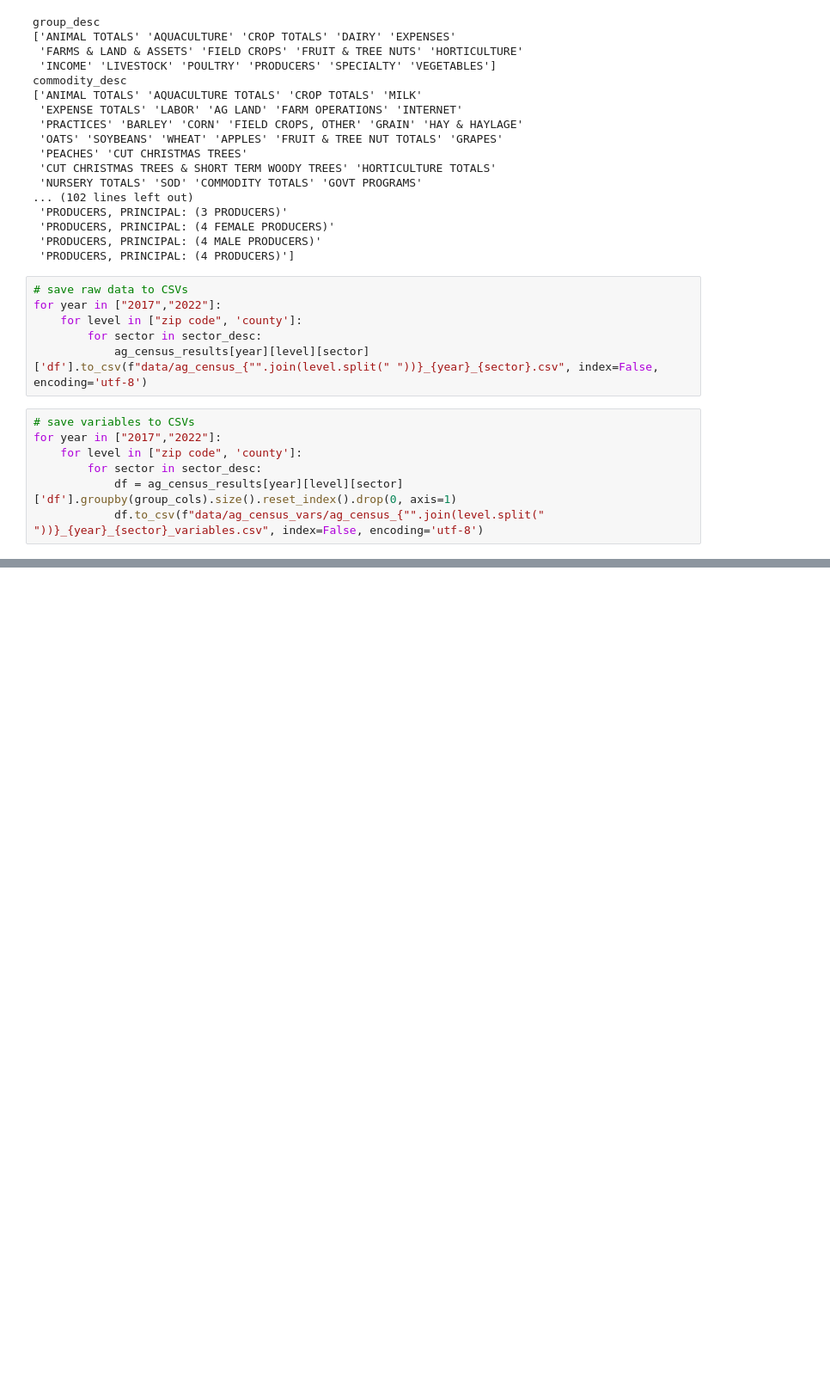
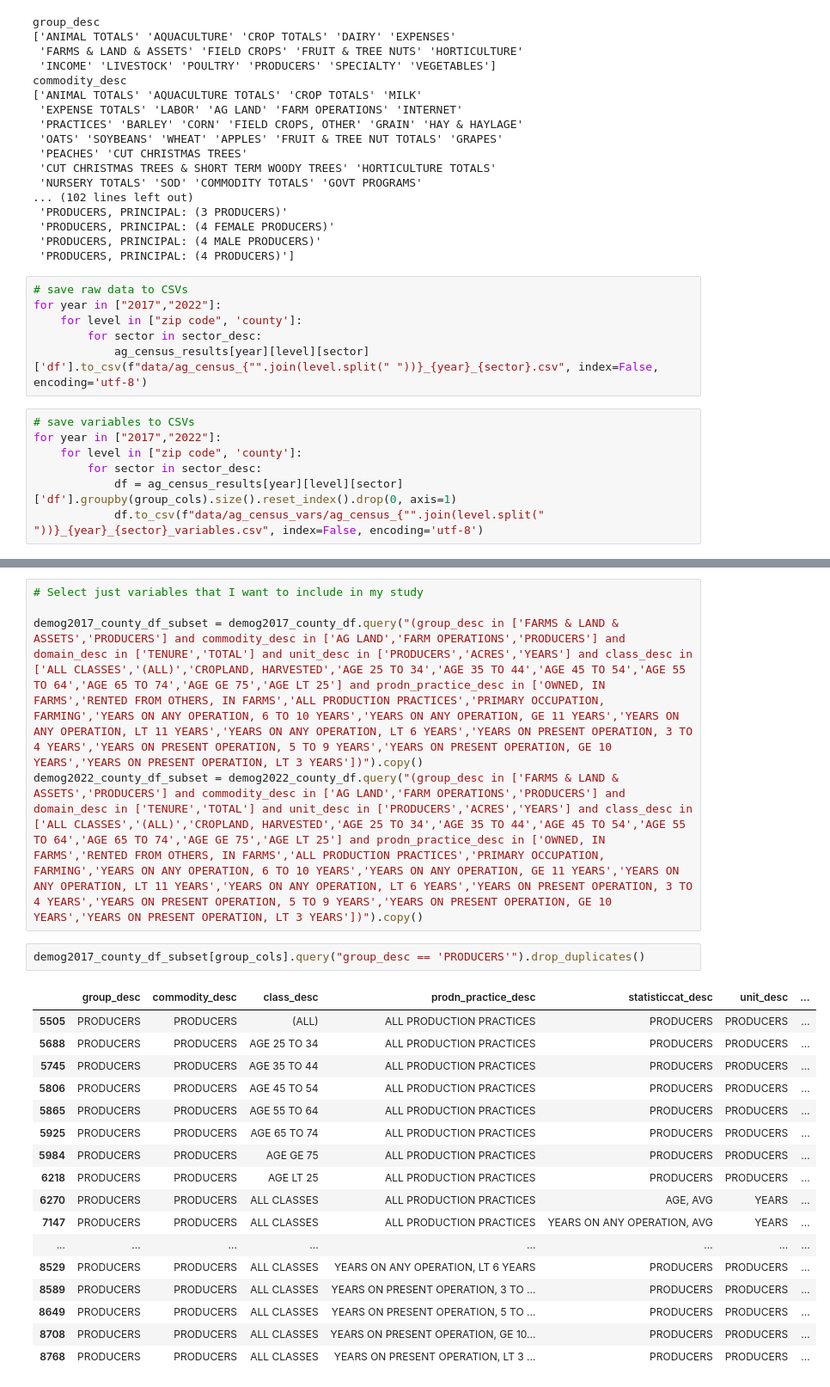
Before and after one commit to dkrasne/nys_farms, a Jupyter notebook: ag_census_variables.ipynb, the cells around one changed output, grey strips where cells are left out. Shown: that part at 86% size. Drawn from its saved outputs; the diff is of its cells as text; blank space fills up the shorter version.

```diff
--- a/ag_census_variables.ipynb
+++ b/ag_census_variables.ipynb
@@ -483,0 +190,25 @@ demog2022_zipcode_df_core = demog2022_zipcode_df_subset.query("zip_5 in @zipcode
+# %%
+# Select just variables that I want to include in my study
+
+demog2017_county_df_subset = demog2017_county_df.query("(group_desc in ['FARMS & LAND & ASSETS','PRODUCERS'] and commodity_desc in ['AG LAND','FARM OPERATIONS','PRODUCERS'] and domain_desc in ['TENURE','TOTAL'] and unit_desc in ['PRODUCERS','ACRES','YEARS'] and class_desc in ['ALL CLASSES','(ALL)','CROPLAND, HARVESTED','AGE 25 TO 34','AGE 35 TO 44','AGE 45 TO 54','AGE 55 TO 64','AGE 65 TO 74','AGE GE 75','AGE LT 25'] and prodn_practice_desc in ['OWNED, IN FARMS','RENTED FROM OTHERS, IN FARMS','ALL PRODUCTION PRACTICES','PRIMARY OCCUPATION, FARMING','YEARS ON ANY OPERATION, 6 TO 10 YEARS','YEARS ON ANY OPERATION, GE 11 YEARS','YEARS ON ANY OPERATION, LT 11 YEARS','YEARS ON ANY OPERATION, LT 6 YEARS','YEARS ON PRESENT OPERATION, 3 TO 4 YEARS','YEARS ON PRESENT OPERATION, 5 TO 9 YEARS','YEARS ON PRESENT OPERATION, GE 10 YEARS','YEARS ON PRESENT OPERATION, LT 3 YEARS'])").copy()
+demog2022_county_df_subset = demog2022_county_df.query("(group_desc in ['FARMS & LAND & ASSETS','PRODUCERS'] and commodity_desc in ['AG LAND','FARM OPERATIONS','PRODUCERS'] and domain_desc in ['TENURE','TOTAL'] and unit_desc in ['PRODUCERS','ACRES','YEARS'] and class_desc in ['ALL CLASSES','(ALL)','CROPLAND, HARVESTED','AGE 25 TO 34','AGE 35 TO 44','AGE 45 TO 54','AGE 55 TO 64','AGE 65 TO 74','AGE GE 75','AGE LT 25'] and prodn_practice_desc in ['OWNED, IN FARMS','RENTED FROM OTHERS, IN FARMS','ALL PRODUCTION PRACTICES','PRIMARY OCCUPATION, FARMING','YEARS ON ANY OPERATION, 6 TO 10 YEARS','YEARS ON ANY OPERATION, GE 11 YEARS','YEARS ON ANY OPERATION, LT 11 YEARS','YEARS ON ANY OPERATION, LT 6 YEARS','YEARS ON PRESENT OPERATION, 3 TO 4 YEARS','YEARS ON PRESENT OPERATION, 5 TO 9 YEARS','YEARS ON PRESENT OPERATION, GE 10 YEARS','YEARS ON PRESENT OPERATION, LT 3 YEARS'])").copy()
+# %%
+demog2017_county_df_subset[group_cols].query("group_desc == 'PRODUCERS'").drop_duplicates()
+# %% [output]
+|  | group_desc | commodity_desc | class_desc | prodn_practice_desc | statisticcat_desc | unit_desc | ... |
+| 5505 | PRODUCERS | PRODUCERS | (ALL) | ALL PRODUCTION PRACTICES | PRODUCERS | PRODUCERS | ... |
+| 5688 | PRODUCERS | PRODUCERS | AGE 25 TO 34 | ALL PRODUCTION PRACTICES | PRODUCERS | PRODUCERS | ... |
+| 5745 | PRODUCERS | PRODUCERS | AGE 35 TO 44 | ALL PRODUCTION PRACTICES | PRODUCERS | PRODUCERS | ... |
+| 5806 | PRODUCERS | PRODUCERS | AGE 45 TO 54 | ALL PRODUCTION PRACTICES | PRODUCERS | PRODUCERS | ... |
+| 5865 | PRODUCERS | PRODUCERS | AGE 55 TO 64 | ALL PRODUCTION PRACTICES | PRODUCERS | PRODUCERS | ... |
+| 5925 | PRODUCERS | PRODUCERS | AGE 65 TO 74 | ALL PRODUCTION PRACTICES | PRODUCERS | PRODUCERS | ... |
+| 5984 | PRODUCERS | PRODUCERS | AGE GE 75 | ALL PRODUCTION PRACTICES | PRODUCERS | PRODUCERS | ... |
+| 6218 | PRODUCERS | PRODUCERS | AGE LT 25 | ALL PRODUCTION PRACTICES | PRODUCERS | PRODUCERS | ... |
+| 6270 | PRODUCERS | PRODUCERS | ALL CLASSES | ALL PRODUCTION PRACTICES | AGE, AVG | YEARS | ... |
+| 7147 | PRODUCERS | PRODUCERS | ALL CLASSES | ALL PRODUCTION PRACTICES | YEARS ON ANY OPERATION, AVG | YEARS | ... |
+| ... | ... | ... | ... | ... | ... | ... | ... |
+| 8529 | PRODUCERS | PRODUCERS | ALL CLASSES | YEARS ON ANY OPERATION, LT 6 YEARS | PRODUCERS | PRODUCERS | ... |
+| 8589 | PRODUCERS | PRODUCERS | ALL CLASSES | YEARS ON PRESENT OPERATION, 3 TO ... | PRODUCERS | PRODUCERS | ... |
+| 8649 | PRODUCERS | PRODUCERS | ALL CLASSES | YEARS ON PRESENT OPERATION, 5 TO ... | PRODUCERS | PRODUCERS | ... |
+| 8708 | PRODUCERS | PRODUCERS | ALL CLASSES | YEARS ON PRESENT OPERATION, GE 10... | PRODUCERS | PRODUCERS | ... |
+| 8768 | PRODUCERS | PRODUCERS | ALL CLASSES | YEARS ON PRESENT OPERATION, LT 3 ... | PRODUCERS | PRODUCERS | ... |
```
Also changed, not shown: parts of 49 cells of this notebook.
